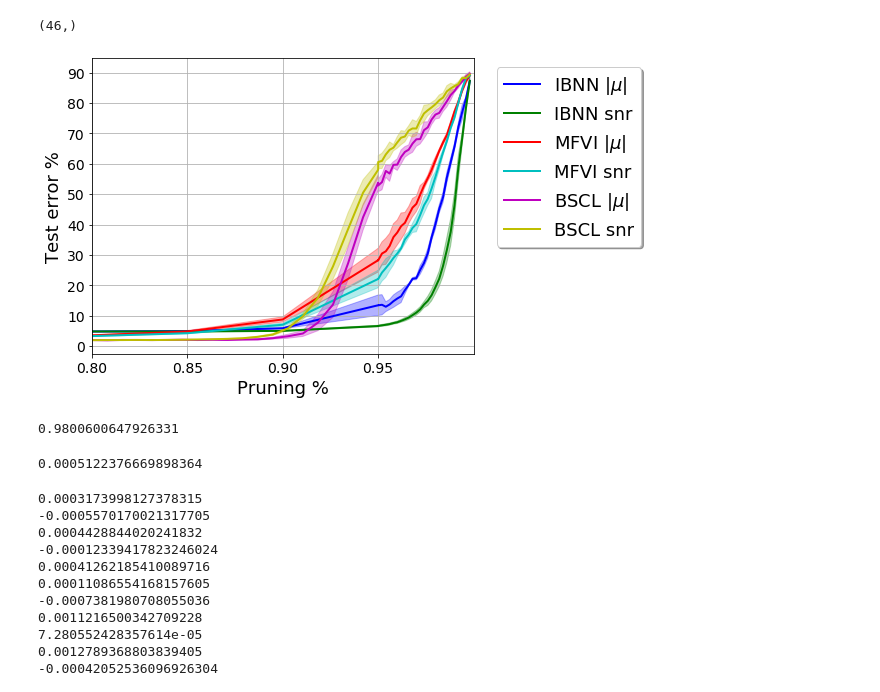
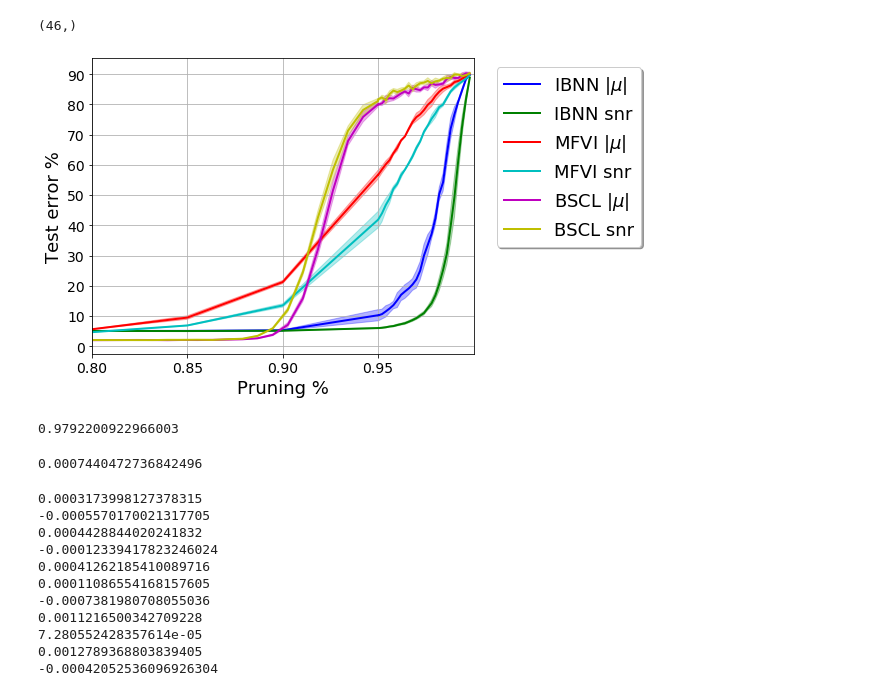
Before and after one commit to skezle/IBP_BNN, a Jupyter notebook: src/hibp_ibp_ablation.ipynb, the cells around one changed output. Cells and saved outputs as stored; diff of their text form; code cells hidden in the pictures.

```diff
--- a/src/hibp_ibp_ablation.ipynb
+++ b/src/hibp_ibp_ablation.ipynb
@@ -409,7 +409,7 @@ plt.show()
 # %% [output]
 [figure]
 # %%
-with open('results/mnist_wp_bscl_fine_xs.pkl', 'rb') as input_file:
+with open('results/mnist_wp_bscl_fine_xs_l2.pkl', 'rb') as input_file:
     d = pickle.load(input_file)
 d.keys()
 # %% [output]
@@ -460,7 +460,7 @@ tick_size = 20
 legend_size = 18
 
 fig, ax = plt.subplots(figsize=fig_size)
-l=0
+l=1
 l1 = ax.plot(xs, test_error(_ibp_ya_mean[l]), linewidth=lw, color='b', label="IBNN $|\mu|$")
 ax.fill_between(xs,
                test_error([x - y for x, y in zip(_ibp_ya_mean[l], _ibp_ya_std[l])]),
@@ -490,43 +490,43 @@ ax.fill_between(xs_bscl,
                test_error([x - y for x, y in zip(_ibp_ya_bscl_mean, _ibp_ya_bscl_std)]),
                test_error([x + y for x, y in zip(_ibp_ya_bscl_mean, _ibp_ya_bscl_std)]),
                alpha=0.3, color='m')
 
 l6 = ax.plot(xs_bscl, test_error(_ibp_yb_bscl_mean), linewidth=lw, color='y', label='BSCL snr')
 ax.fill_between(xs_bscl,
                test_error([x - y for x, y in zip(_ibp_yb_bscl_mean, _ibp_ya_bscl_std)]),
                test_error([x + y for x, y in zip(_ibp_yb_bscl_mean, _ibp_ya_bscl_std)]),
                alpha=0.3, color='y')
 
 #ax.set_xscale('log')
 #plt.grid(True, which="both", color=grid_color, linewidth=0.1, alpha=0.1)
 ax.tick_params(axis='x', labelsize=14)
 ax.tick_params(axis='y', labelsize=14)
 ax.grid()
 yticks = np.arange(0, 91, 10)
 ax.set_yticks(yticks)
 xticks = np.arange(xs[0], xs[-1], 0.05)
 ax.set_xticks(xticks)
 ax.set_xlim(0.80, 1.0)
 ax.set_ylabel("Test error %", fontsize=label_size)
 ax.set_xlabel("Pruning %", fontsize=label_size)
 
 lns = l1+l2+l3+l4+l5+l6
 labs = [l.get_label() for l in lns]
 ax.legend(lns, labs, loc='upper center', bbox_to_anchor=(1.25, 1), ncol=1, fancybox=True, shadow=True,
            fontsize=legend_size)
 plt.tight_layout()
-plt.savefig("plots/wp_l1_hibp_bscl.pdf", bbox_inches='tight')
+plt.savefig("plots/wp_l2_hibp_bscl.pdf", bbox_inches='tight')
 plt.show()
 # %% [output]
-[figure, old version]
+[figure, new version]
 # %%
 _ibp_ya_bscl_mean[0]
 # %% [output]
-0.9800600647926331
+0.9792200922966003
 # %%
 _ibp_ya_bscl_std[0]
 # %% [output]
-0.0005122376669898364
+0.0007440472736842496
 # %%
 l=3
 #yy = _yb_mean
```
Also changed, not shown: 8 other files.
